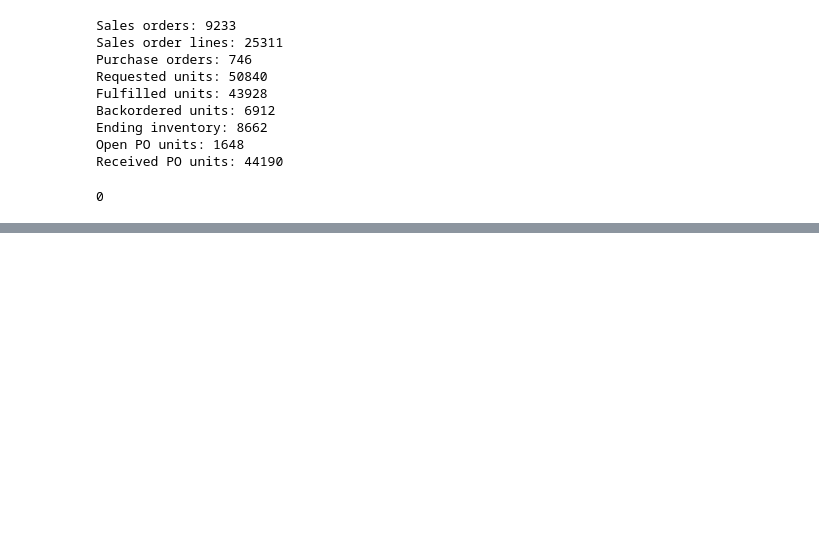
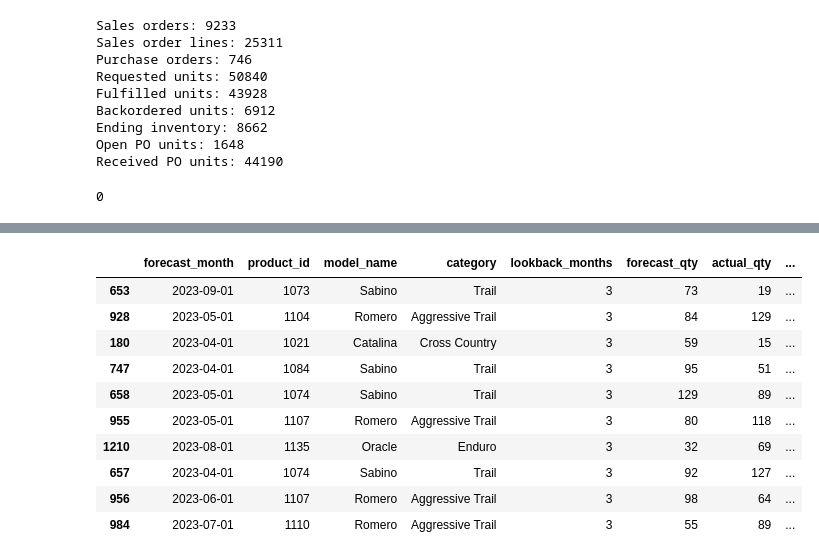
Before and after one commit to samuellettes/sonoran-cycles-supply-chain-analytics, a Jupyter notebook: notebooks/03_Validation.ipynb, the cells around one changed output, grey strips where cells are left out. Cells and saved outputs as stored; diff of their text form; code cells hidden in the pictures; blank space fills up the shorter version.

```diff
--- a/notebooks/03_Validation.ipynb
+++ b/notebooks/03_Validation.ipynb
@@ -128,0 +146,17 @@ forecast_df.head()
+# %%
+forecast_df.sort_values(
+    "absolute_error",
+    ascending=False,
+).head(10)
+# %% [output]
+|  | forecast_month | product_id | model_name | category | lookback_months | forecast_qty | actual_qty | ... |
+| 653 | 2023-09-01 | 1073 | Sabino | Trail | 3 | 73 | 19 | ... |
+| 928 | 2023-05-01 | 1104 | Romero | Aggressive Trail | 3 | 84 | 129 | ... |
+| 180 | 2023-04-01 | 1021 | Catalina | Cross Country | 3 | 59 | 15 | ... |
+| 747 | 2023-04-01 | 1084 | Sabino | Trail | 3 | 95 | 51 | ... |
+| 658 | 2023-05-01 | 1074 | Sabino | Trail | 3 | 129 | 89 | ... |
+| 955 | 2023-05-01 | 1107 | Romero | Aggressive Trail | 3 | 80 | 118 | ... |
+| 1210 | 2023-08-01 | 1135 | Oracle | Enduro | 3 | 32 | 69 | ... |
+| 657 | 2023-04-01 | 1074 | Sabino | Trail | 3 | 92 | 127 | ... |
+| 956 | 2023-06-01 | 1107 | Romero | Aggressive Trail | 3 | 98 | 64 | ... |
+| 984 | 2023-07-01 | 1110 | Romero | Aggressive Trail | 3 | 55 | 89 | ... |
```
Also changed, not shown: parts of 11 cells of this notebook, 14 other files.
